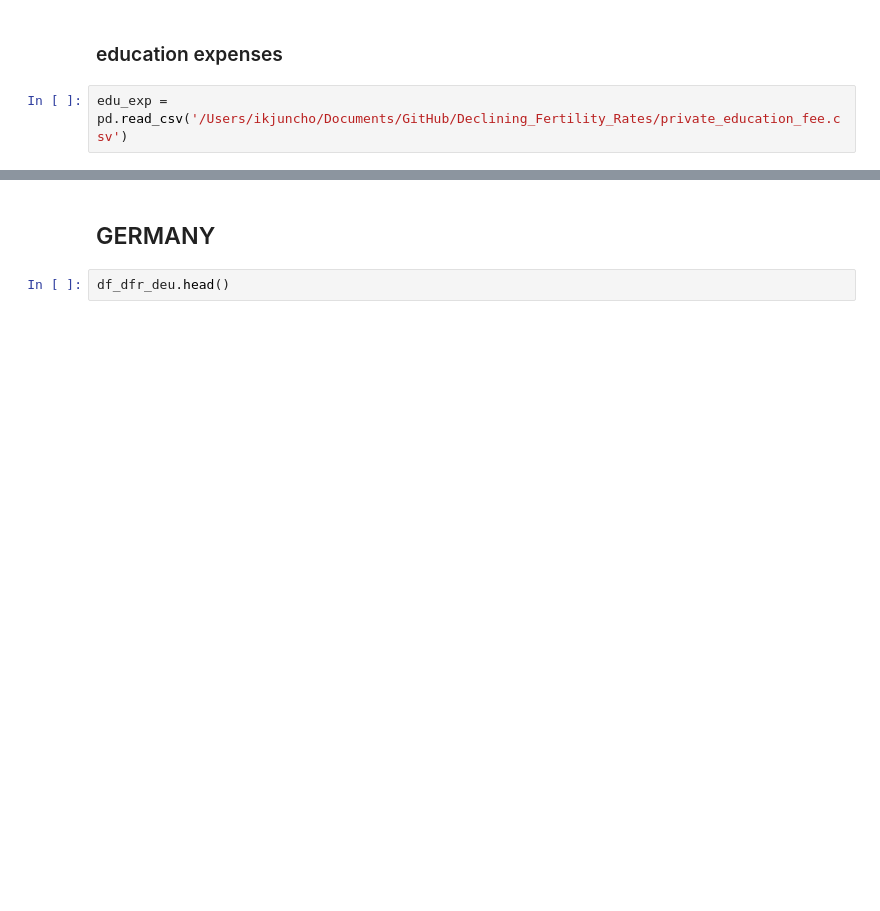
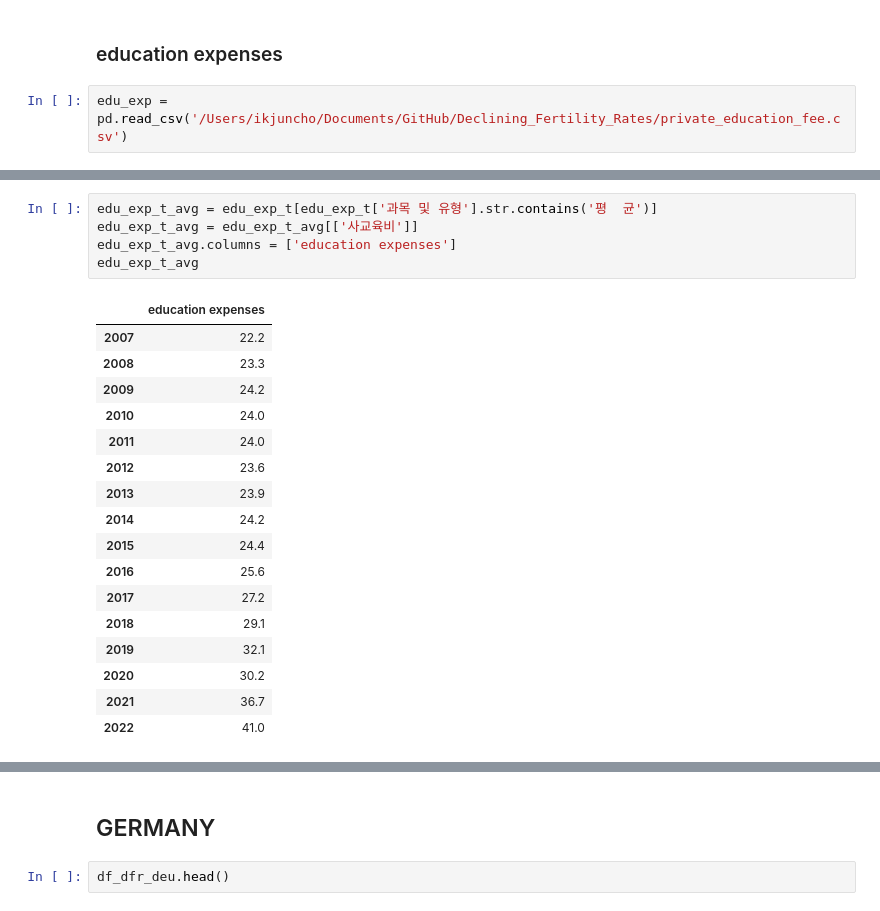
Before and after one commit to ikkjun/Declining_Fertility_Rates, a Jupyter notebook: Declining_Fertility_Rates.ipynb, the cells around one changed output, grey strips where cells are left out. Saved outputs shown, nothing was run; the diff lists cells and outputs as text; blank space fills up the shorter version.

```diff
--- a/Declining_Fertility_Rates.ipynb
+++ b/Declining_Fertility_Rates.ipynb
@@ -496,0 +499,23 @@ edu_exp.T
+# %%
+edu_exp_t_avg = edu_exp_t[edu_exp_t['과목 및 유형'].str.contains('평  균')]
+edu_exp_t_avg = edu_exp_t_avg[['사교육비']]
+edu_exp_t_avg.columns = ['education expenses']
+edu_exp_t_avg
+# %% [output]
+|  | education expenses |
+| 2007 | 22.2 |
+| 2008 | 23.3 |
+| 2009 | 24.2 |
+| 2010 | 24.0 |
+| 2011 | 24.0 |
+| 2012 | 23.6 |
+| 2013 | 23.9 |
+| 2014 | 24.2 |
+| 2015 | 24.4 |
+| 2016 | 25.6 |
+| 2017 | 27.2 |
+| 2018 | 29.1 |
+| 2019 | 32.1 |
+| 2020 | 30.2 |
+| 2021 | 36.7 |
+| 2022 | 41.0 |
```
Also changed, not shown: parts of 7 cells of this notebook.
